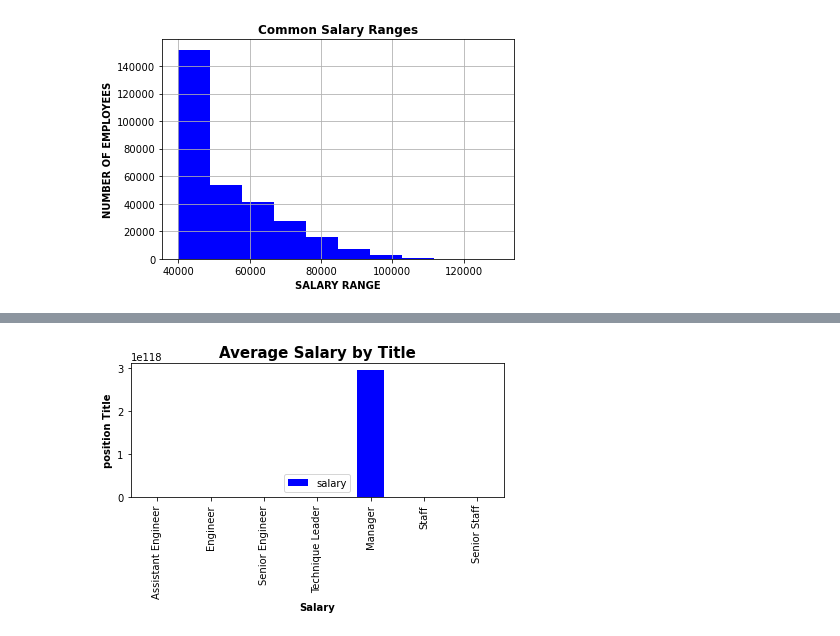
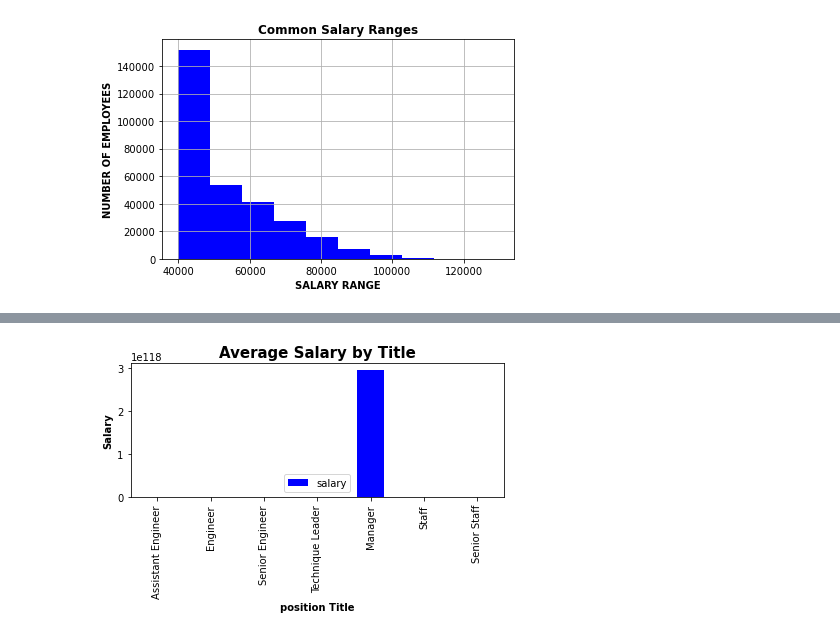
Before and after one commit to Shwetbaba/sql_challenge, a Jupyter notebook: Bonus Task.ipynb, the cells around one changed output, grey strips where cells are left out. Cells and saved outputs as stored; diff of their text form; code cells hidden in the pictures.

```diff
--- a/Bonus Task.ipynb
+++ b/Bonus Task.ipynb
@@ -117,9 +118,9 @@ memory usage: 112.0+ bytes
 # %%
 # Bonus 2: Create a bar chart of average salary by title.plt.figure(figsize=(15,15));
 ax = ST_df2.plot(kind = 'bar',column='salary',color='blue')
 ax.set_title("Average Salary by Title", weight="bold", size=15);
-ax.set_xlabel("Salary", weight="bold");
-ax.set_ylabel("position Title", weight="bold");
+ax.set_xlabel("position Title", weight="bold");
+ax.set_ylabel("Salary", weight="bold");
 plt.tight_layout()
 # %% [output]
-[figure, old version]
+[figure, new version]
```
Also changed, not shown: parts of 1 cell of this notebook.
